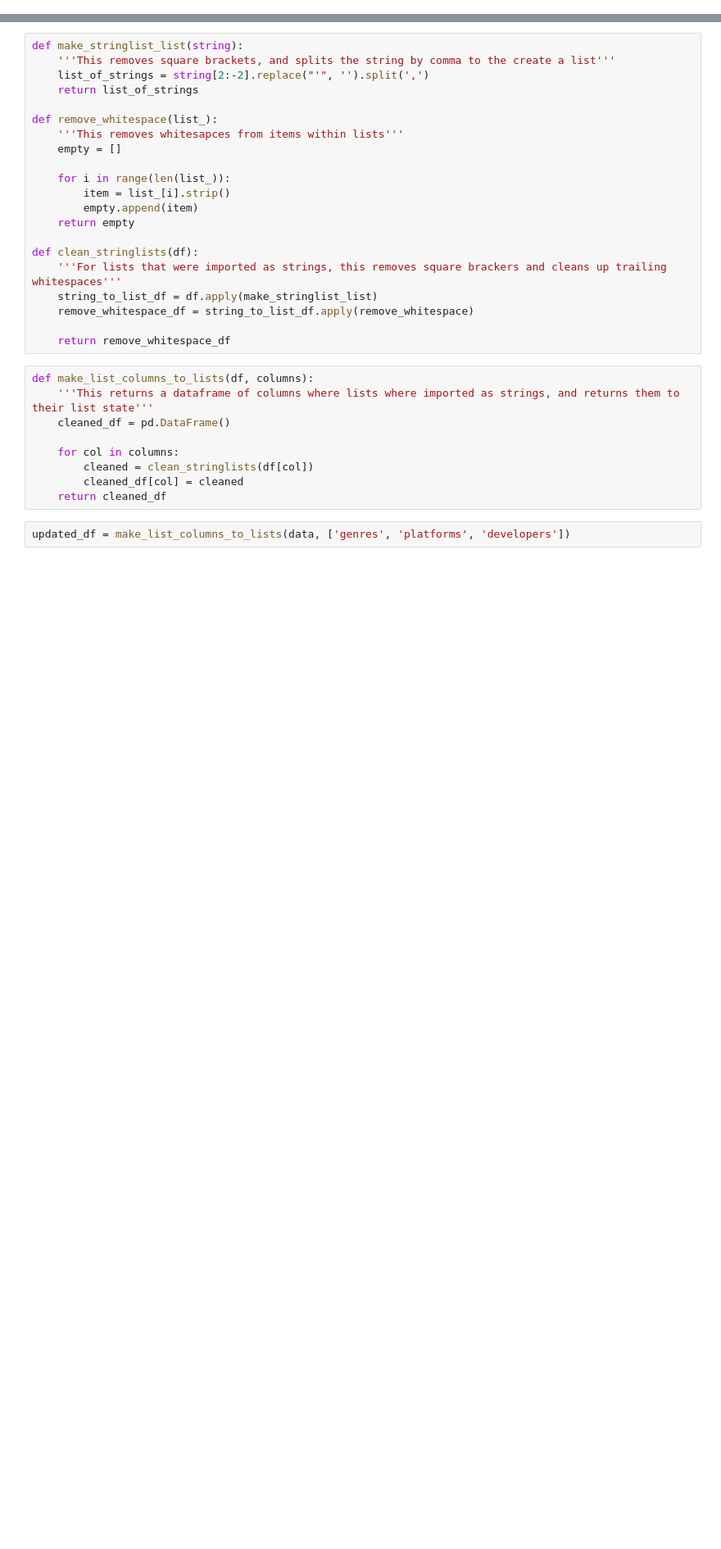
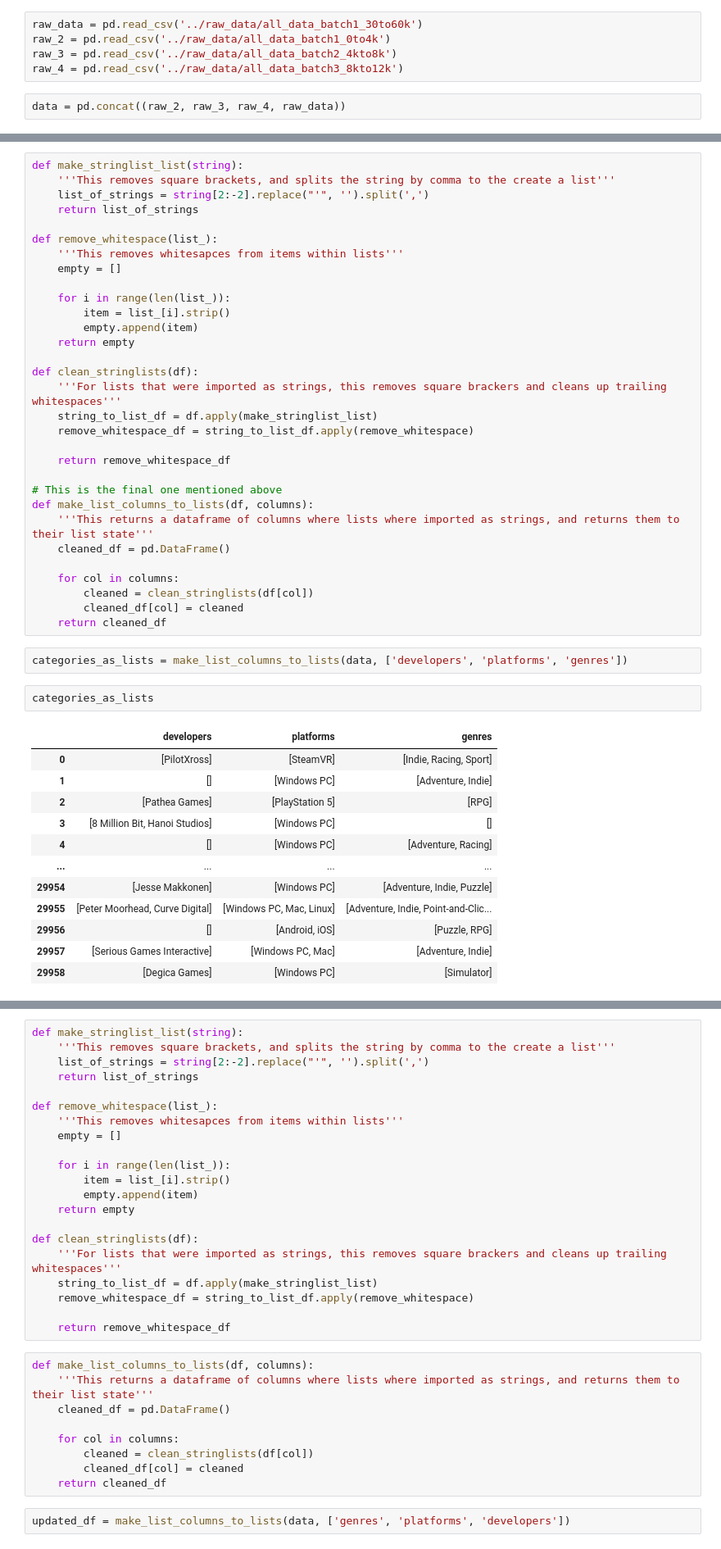
Before and after one commit to Ant-mel/legendary_game_recs, a Jupyter notebook: notebooks/Data_exploration.ipynb, the cells around one changed output, grey strips where cells are left out. Shown at 82% size. Saved outputs shown, nothing was run; the diff lists cells and outputs as text; blank space fills up the shorter version.

```diff
--- a/notebooks/Data_exploration.ipynb
+++ b/notebooks/Data_exploration.ipynb
@@ -47,0 +13,7 @@ row = data['genres'][0]
+# %%
+raw_data = pd.read_csv('../raw_data/all_data_batch1_30to60k')
+raw_2 = pd.read_csv('../raw_data/all_data_batch1_0to4k')
+raw_3 = pd.read_csv('../raw_data/all_data_batch2_4kto8k')
+raw_4 = pd.read_csv('../raw_data/all_data_batch3_8kto12k')
+# %%
+data = pd.concat((raw_2, raw_3, raw_4, raw_data))
@@ -47,0 +47,48 @@ row = data['genres'][0]
+# %%
+def make_stringlist_list(string):
+    '''This removes square brackets, and splits the string by comma to the create a list'''
+    list_of_strings = string[2:-2].replace("'", '').split(',')
+    return list_of_strings
+
+def remove_whitespace(list_):
+    '''This removes whitesapces from items within lists'''
+    empty = []
+
+    for i in range(len(list_)):
+        item = list_[i].strip()
+        empty.append(item)
+    return empty
+
+def clean_stringlists(df):
+    '''For lists that were imported as strings, this removes square brackers and cleans up trailing whitespaces'''
+    string_to_list_df = df.apply(make_stringlist_list)
+    remove_whitespace_df = string_to_list_df.apply(remove_whitespace)
+
+    return remove_whitespace_df
+
+# This is the final one mentioned above
+def make_list_columns_to_lists(df, columns):
+    '''This returns a dataframe of columns where lists where imported as strings, and returns them to their list state'''
+    cleaned_df = pd.DataFrame()
+
+    for col in columns:
+        cleaned = clean_stringlists(df[col])
+        cleaned_df[col] = cleaned
+    return cleaned_df
+# %%
+categories_as_lists = make_list_columns_to_lists(data, ['developers', 'platforms', 'genres'])
+# %%
+categories_as_lists
+# %% [output]
+|  | developers | platforms | genres |
+| 0 | [PilotXross] | [SteamVR] | [Indie, Racing, Sport] |
+| 1 | [] | [Windows PC] | [Adventure, Indie] |
+| 2 | [Pathea Games] | [PlayStation 5] | [RPG] |
+| 3 | [8 Million Bit, Hanoi Studios] | [Windows PC] | [] |
+| 4 | [] | [Windows PC] | [Adventure, Racing] |
+| ... | ... | ... | ... |
+| 29954 | [Jesse Makkonen] | [Windows PC] | [Adventure, Indie, Puzzle] |
+| 29955 | [Peter Moorhead, Curve Digital] | [Windows PC, Mac, Linux] | [Adventure, Indie, Point-and-Clic... |
+| 29956 | [] | [Android, iOS] | [Puzzle, RPG] |
+| 29957 | [Serious Games Interactive] | [Windows PC, Mac] | [Adventure, Indie] |
+| 29958 | [Degica Games] | [Windows PC] | [Simulator] |
```
Also changed, not shown: parts of 20 cells of this notebook.
